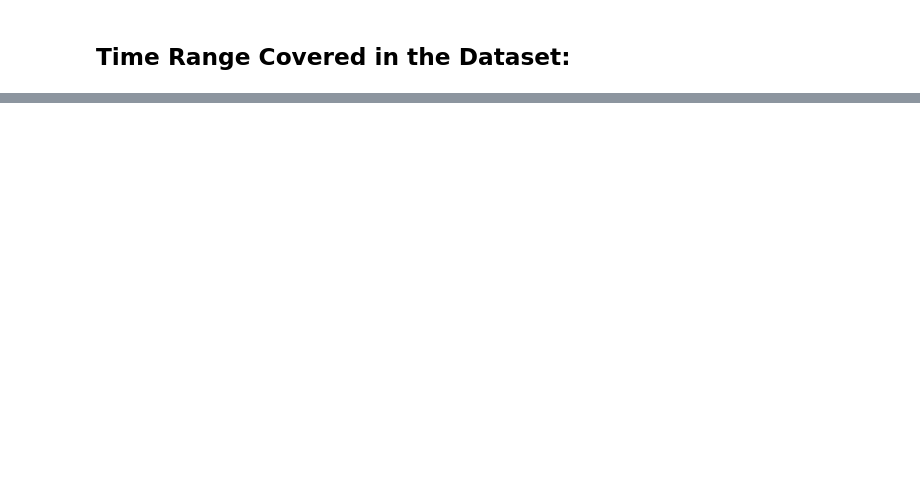
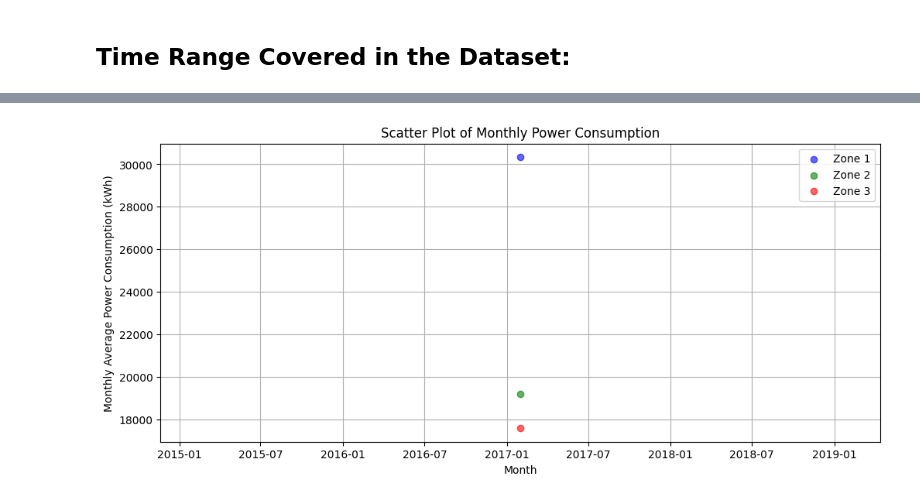
Before and after one commit to Kudo-Shinn/MATHEDA, a Jupyter notebook: Endterm/Exercise/Analyzing Trends and Patterns in Electric Power Consumption Data.ipynb, the cells around one changed output, grey strips where cells are left out. Cells and saved outputs as stored; diff of their text form; code cells hidden in the pictures; blank space fills up the shorter version.

```diff
--- a/Endterm/Exercise/Analyzing Trends and Patterns in Electric Power Consumption Data.ipynb
+++ b/Endterm/Exercise/Analyzing Trends and Patterns in Electric Power Consumption Data.ipynb
@@ -95,0 +184,17 @@ End Date: 2017-01-12 02:30:00
+# %%
+df_monthly = df.resample('ME').mean()
+
+plt.figure(figsize=(12, 5))
+plt.scatter(df_monthly.index, df_monthly['PowerConsumption_Zone1'], label="Zone 1", color='blue', alpha=0.6)
+plt.scatter(df_monthly.index, df_monthly['PowerConsumption_Zone2'], label="Zone 2", color='green', alpha=0.6)
+plt.scatter(df_monthly.index, df_monthly['PowerConsumption_Zone3'], label="Zone 3", color='red', alpha=0.6)
+
+plt.xlabel("Month")
+plt.ylabel("Monthly Average Power Consumption (kWh)")
+plt.title("Scatter Plot of Monthly Power Consumption")
+plt.legend()
+plt.grid()
+
+plt.show()
+# %% [output]
+[figure, added]
```
Also changed, not shown: parts of 16 cells of this notebook.
